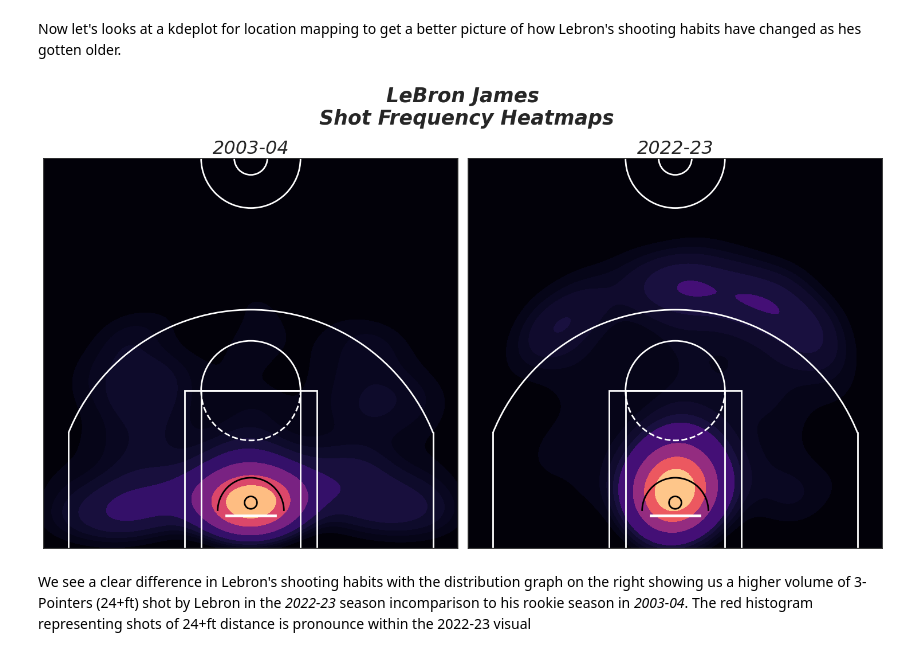
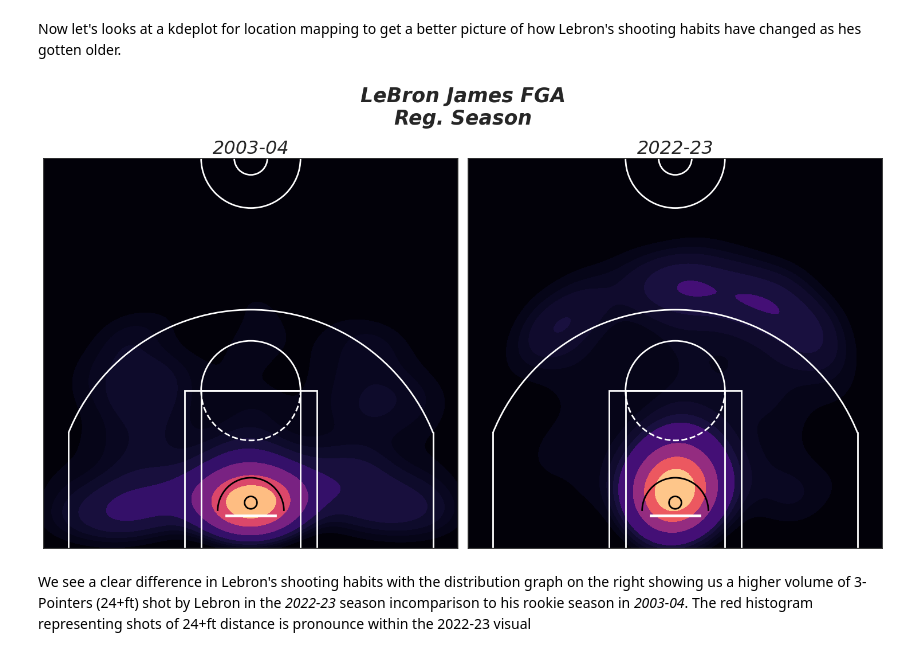
Before and after one commit to RafaelJMinaya/NBA-3Point-Shooting-Analysis, a Jupyter notebook: nba-3-point-shooting-evolution.ipynb, the cells around one changed output. Cells and saved outputs as stored; diff of their text form; code cells hidden in the pictures.

```diff
--- a/nba-3-point-shooting-evolution.ipynb
+++ b/nba-3-point-shooting-evolution.ipynb
@@ -553,7 +562,7 @@ def draw_court(ax=None, color='white', lw=2, outer_lines=False):
 
     if outer_lines:
         # Draw the half court line, baseline and side out bound lines
-        outer_lines = Rectangle((-250, 470), 500, 470, linewidth=lw,
+        outer_lines = Rectangle((-250, 0), 500, 470, linewidth=lw,
                                 color=color, fill=False)
         court_elements.append(outer_lines)
 
@@ -944,44 +909,45 @@ Now let's looks at a kdeplot for location mapping to get a better picture of how
 #lebron_23 = shots_23.query('PLAYER_NAME == "LeBron James" & ZONE_RANGE != "Back Court Shot"')
 #######################################################
 
-
-#Setting up plot
+#Setting up subplots
 fig, ax = plt.subplots(ncols=2, figsize=(15,8.4),  sharex=True, sharey=True)
-plt.xlim(-250, 250)
-plt.ylim(0, 470)
-
 
 #Ploting each court
 #we use larger values than the axis limits to ensure that hexagons go all the way to the boundaries of our draw court
 #(hexagons outside the plot area are clipped so we won’t see them)
 sns.kdeplot(data=lebron_04,
             x='LOC_X',
             y='LOC_Y',
             fill=True,
             ax=ax[0], cmap='magma', thresh=0, levels=10)
 
 sns.kdeplot(data=lebron_23,
             x='LOC_X',
             y='LOC_Y',
             fill=True,
             ax=ax[1], cmap='magma', thresh=0, levels=10)
 
 
 #Add labels to each court image
 ax[0].set_title('2003-04', fontsize=23, fontweight='medium', fontstyle='oblique')
 ax[1].set_title('2022-23', fontsize=23, fontweight='medium', fontstyle='oblique')
 
-#Costimizing axis ticks and adding courts
+#Costimizing axis ticks, adding courts, and title
 for col in range(2):
     ax[col].get_xaxis().set_visible(False)
     ax[col].get_yaxis().set_visible(False)
     draw_court(ax[col], color='white')
 
+fig.suptitle("LeBron James FGA\nReg. Season", fontsize=25, fontweight='bold', fontstyle='oblique')
 
-fig.suptitle("LeBron James\n Shot Frequency Heatmaps", fontsize=25, fontweight='bold', fontstyle='oblique')
+
+
+
 fig.tight_layout()
-plt.show()
+plt.xlim(-250, 250)
+plt.ylim(0, 470)
+fig.show()
 # %% [output]
-[figure, old version]
+[figure, new version]
 # %% [markdown]
 We see a clear difference in Lebron's shooting habits with the distribution graph on the right showing us a higher volume of 3-Pointers (24+ft) shot by Lebron in the *2022-23* season incomparison to his rookie season in *2003-04*. The red histogram representing shots of 24+ft distance is pronounce within the 2022-23 visual
```
Also changed, not shown: parts of 43 cells of this notebook.
